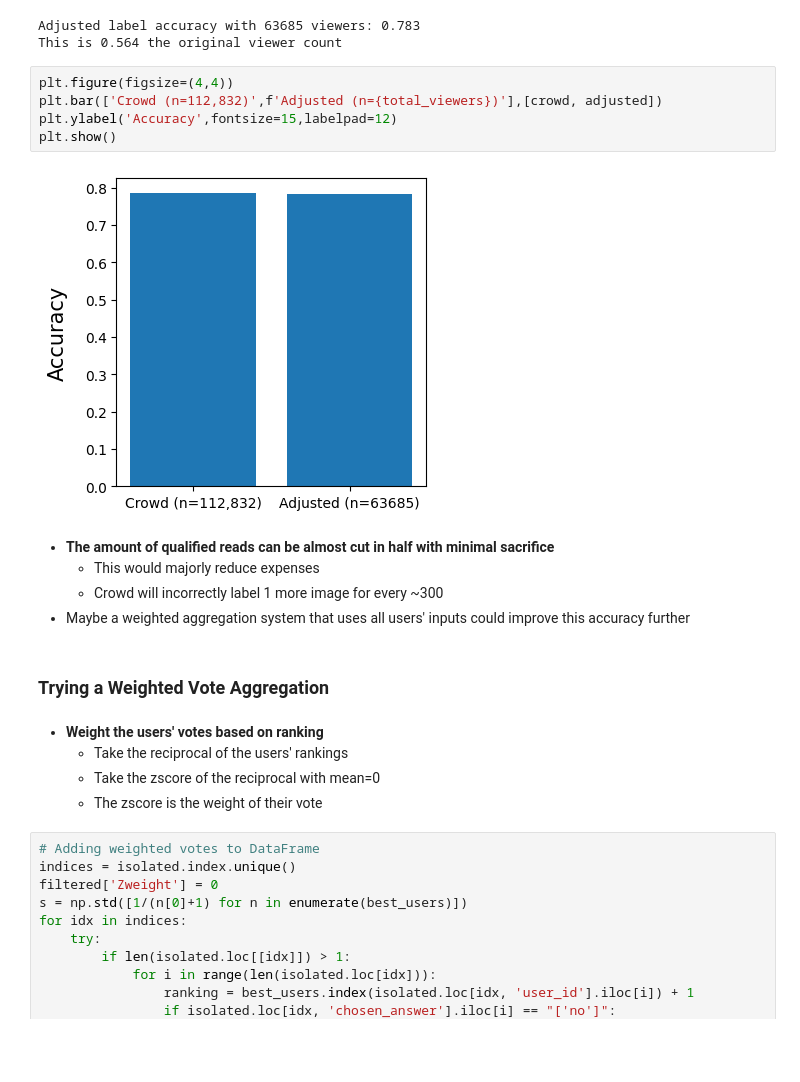
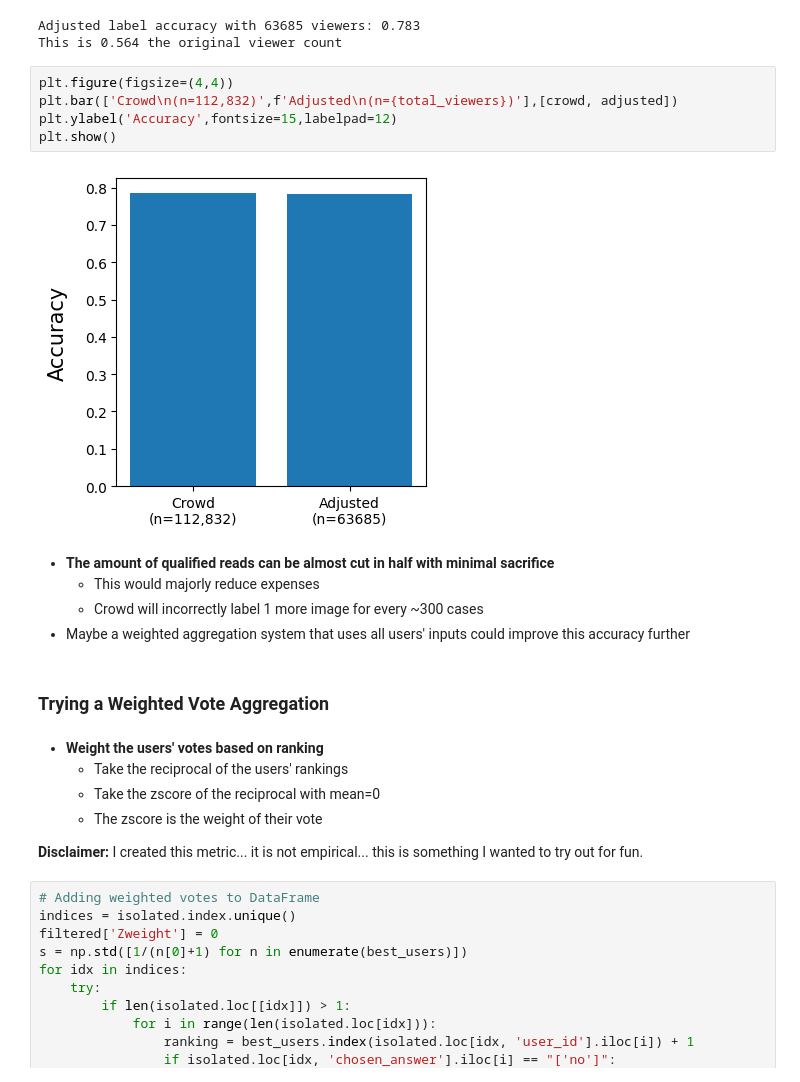
Before and after one commit to Pschnizer/OpenAvenues, a Jupyter notebook: Work.ipynb, the cells around one changed output. Drawn from its saved outputs; the diff is of its cells as text; blank space fills up the shorter version.

```diff
--- a/Work.ipynb
+++ b/Work.ipynb
@@ -545,15 +518,15 @@ Adjusted label accuracy with 63685 viewers: 0.783
 This is 0.564 the original viewer count
 # %%
 plt.figure(figsize=(4,4))
-plt.bar(['Crowd (n=112,832)',f'Adjusted (n={total_viewers})'],[crowd, adjusted])
+plt.bar(['Crowd\n(n=112,832)',f'Adjusted\n(n={total_viewers})'],[crowd, adjusted])
 plt.ylabel('Accuracy',fontsize=15,labelpad=12)
 plt.show()
 # %% [output]
-[figure, old version]
+[figure, new version]
 # %% [markdown]
 - **The amount of qualified reads can be almost cut in half with minimal sacrifice**
     - This would majorly reduce expenses
-    - Crowd will incorrectly label 1 more image for every ~300
+    - Crowd will incorrectly label 1 more image for every ~300 cases
 - Maybe a weighted aggregation system that uses all users' inputs could improve this accuracy further
 # %% [markdown]
 ### Trying a Weighted Vote Aggregation
@@ -562,6 +535,8 @@ plt.show()
     - Take the reciprocal of the users' rankings
     - Take the zscore of the reciprocal with mean=0
     - The zscore is the weight of their vote
+
+**Disclaimer:** I created this metric... it is not empirical... this is something I wanted to try out for fun.
 # %%
 # Adding weighted votes to DataFrame
 indices = isolated.index.unique()
```
Also changed, not shown: parts of 82 cells of this notebook.
